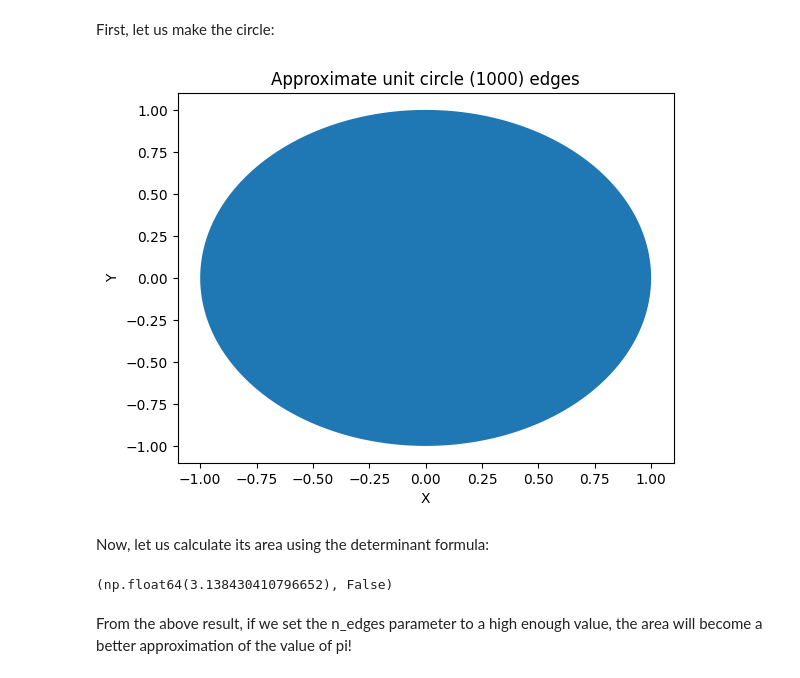
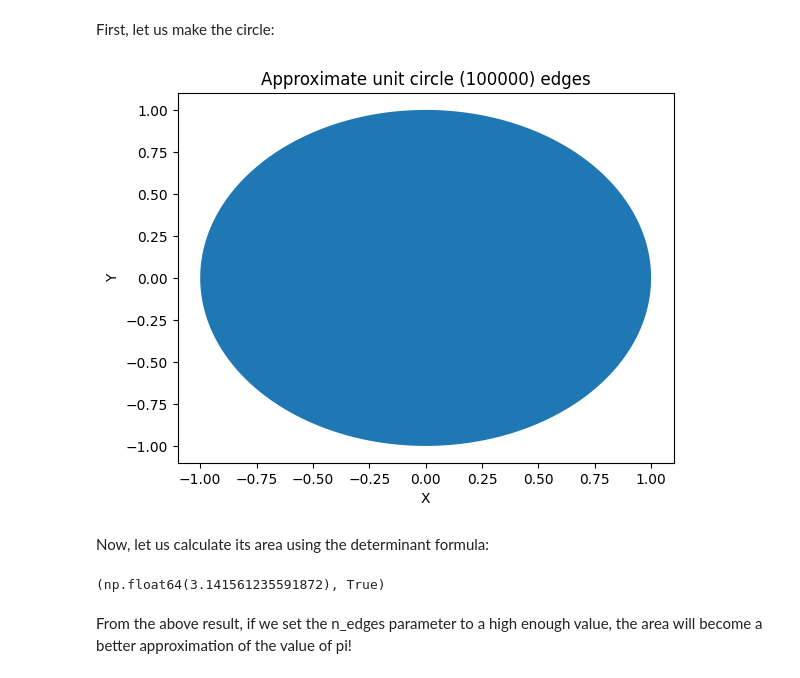
Before and after one commit to Thoalfeqar-gata/Approximating-pi-using-determinants, a Jupyter notebook: Lecture 1.ipynb, the cells around one changed output. Cells and saved outputs as stored; diff of their text form; code cells hidden in the pictures.

```diff
--- a/Lecture 1.ipynb
+++ b/Lecture 1.ipynb
@@ -8,24 +8,24 @@ First, let us make the circle:
 # %%
 import numpy as np
 from matplotlib import pyplot as plt
 
-n_edges = 1000
+n_edges = 100000
 X, Y = np.zeros(n_edges), np.zeros(n_edges)
 for i in range(n_edges):
     angle_in_radians = 360 * i/n_edges * np.pi/180
     x = np.cos(angle_in_radians)
     y = np.sin(angle_in_radians)
 
     X[i] = x
     Y[i] = y
 
 plt.fill(X, Y)
 plt.title(f'Approximate unit circle ({n_edges}) edges')
 plt.xlabel('X')
 plt.ylabel('Y')
 plt.show()
 # %% [output]
-[figure, old version]
+[figure, new version]
 # %% [markdown]
 Now, let us calculate its area using the determinant formula:
 # %%
@@ -39,6 +39,6 @@ for i in range(n_edges - 1):
 
 area, np.allclose(area, np.pi)
 # %% [output]
-(np.float64(3.138430410796652), False)
+(np.float64(3.141561235591872), True)
 # %% [markdown]
 From the above result, if we set the n_edges parameter to a high enough value, the area will become a better approximation of the value of pi!
```
